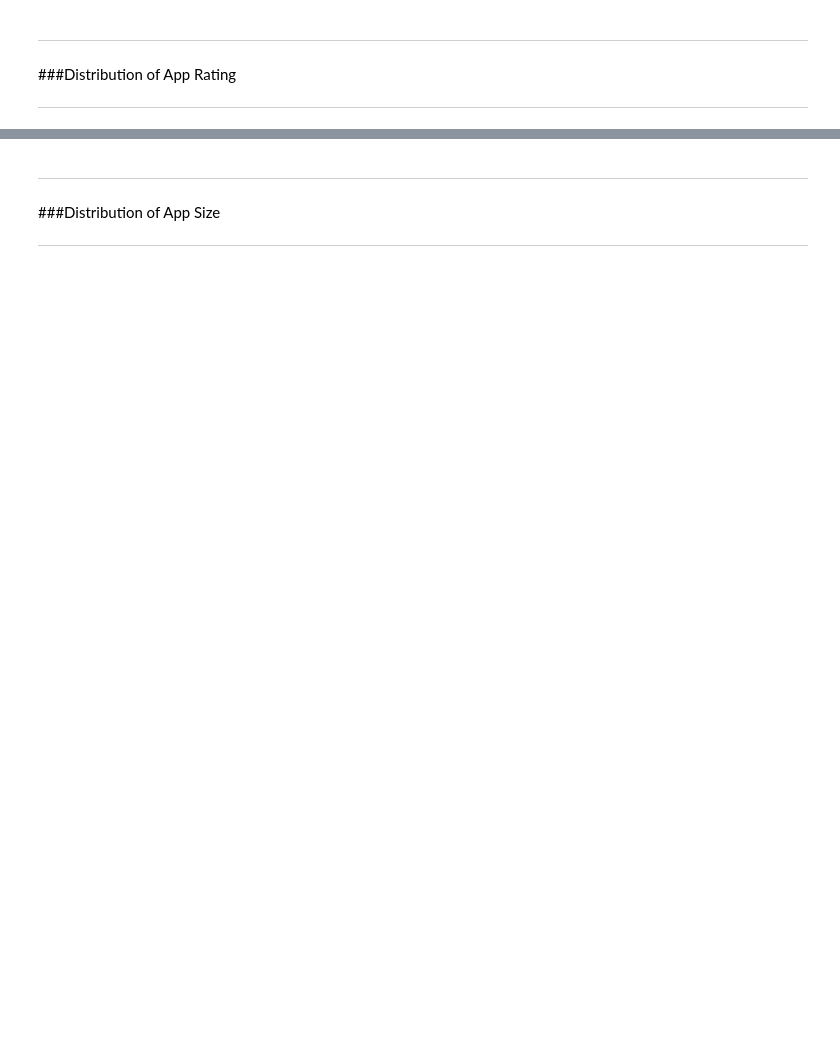
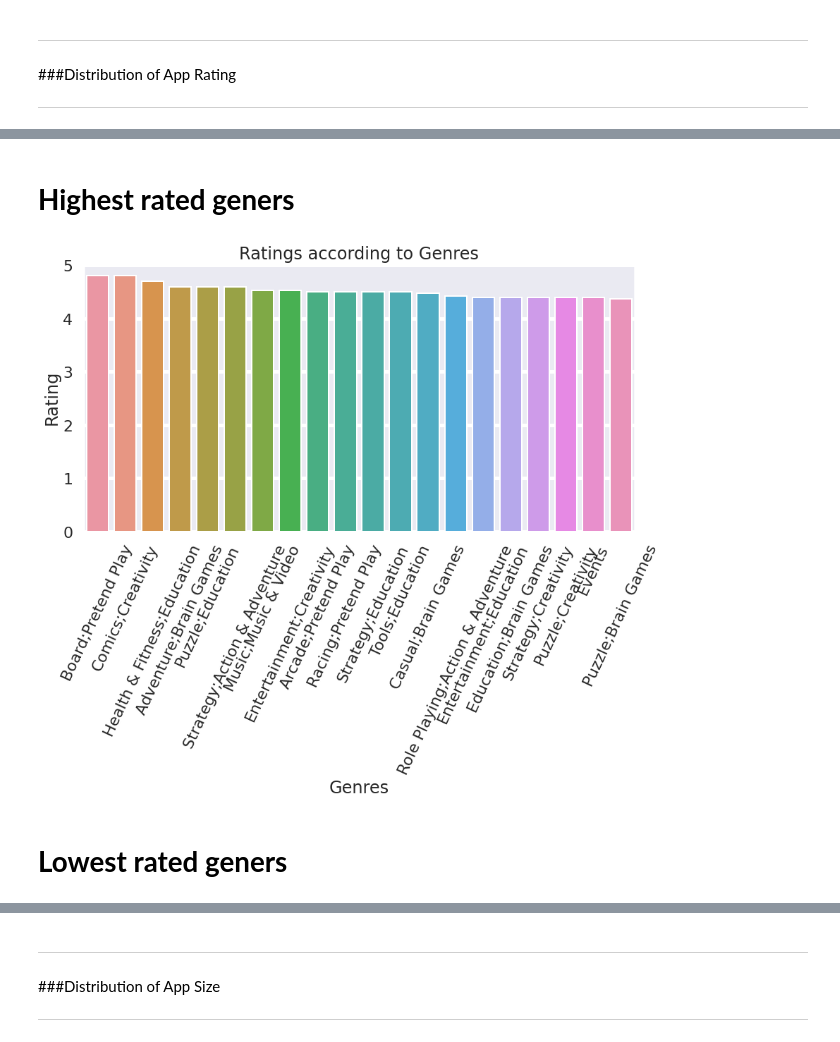
Before and after one commit to Team-AlmaBetter/playstore-analysis, a Jupyter notebook: Copy_of_Playstore_Analysis_TeamProject_EDA.ipynb, the cells around one changed output, grey strips where cells are left out. Saved outputs shown, nothing was run; the diff lists cells and outputs as text; code cells hidden in the pictures; blank space fills up the shorter version.

```diff
--- a/Copy_of_Playstore_Analysis_TeamProject_EDA.ipynb
+++ b/Copy_of_Playstore_Analysis_TeamProject_EDA.ipynb
@@ -644,0 +658,18 @@ plt.show()
+# %% [markdown]
+# **Highest rated geners**
+# %%
+genres_installs_ratings.sort_values('Rating', ascending =False, inplace=True)
+# %%
+highest_rated_genres = genres_installs_ratings.iloc[0:20]
+# %%
+plt.figure(figsize=(14,7))
+plt.xticks(rotation=65)
+plt.xlabel("Genres")
+plt.ylabel("Rating")
+plt.title("Ratings according to Genres")
+sns.barplot(highest_rated_genres.Genres, highest_rated_genres.Rating)
+plt.show()
+# %% [output]
+[figure, added]
+# %% [markdown]
+# **Lowest rated geners**
```
Also changed, not shown: parts of 39 cells of this notebook.
